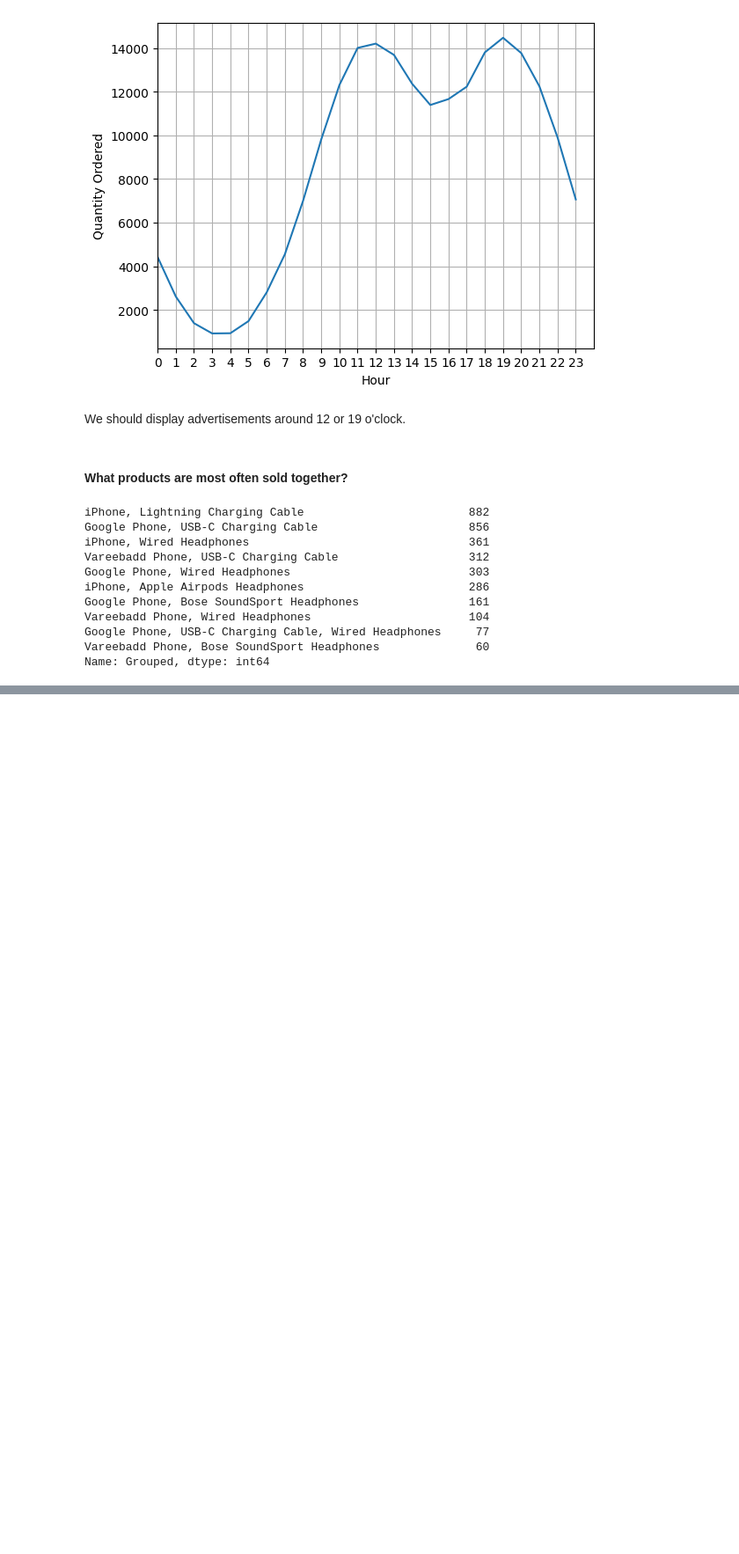
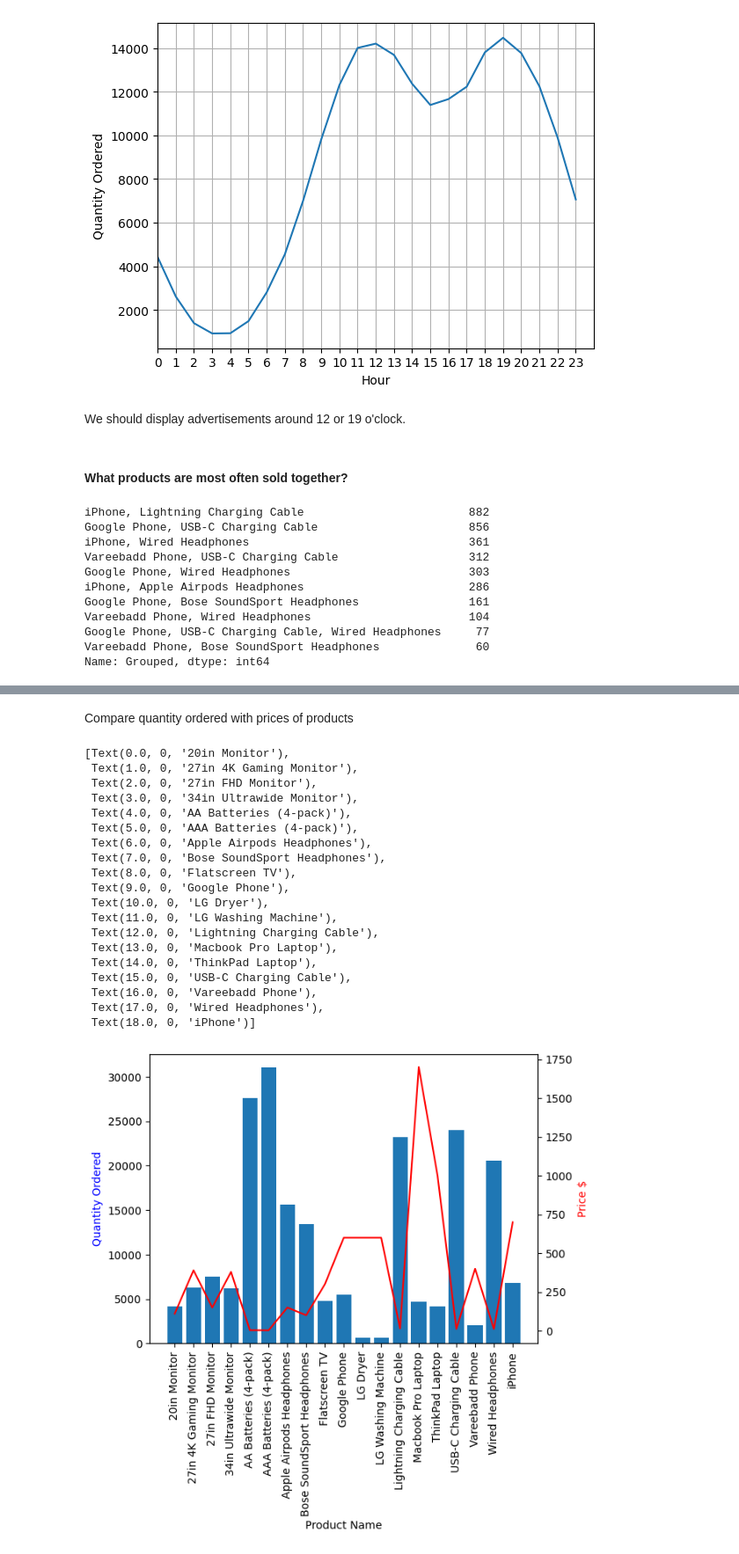
Before and after one commit to Timoth26/Sales-Analysis-training, a Jupyter notebook: SalesAnalysis/MySalesAnalysis.ipynb, the cells around one changed output, grey strips where cells are left out. Shown at 88% size. Saved outputs shown, nothing was run; the diff lists cells and outputs as text; code cells hidden in the pictures; blank space fills up the shorter version.

```diff
--- a/SalesAnalysis/MySalesAnalysis.ipynb
+++ b/SalesAnalysis/MySalesAnalysis.ipynb
@@ -145,0 +168,37 @@ Name: Grouped, dtype: int64
+# %% [markdown]
+Compare quantity ordered with prices of products
+# %%
+df2 = cleaned_df1.groupby('Product').mean(numeric_only=True).copy()
+
+fig, ax1 = plt.subplots()
+
+ax2 = ax1.twinx()
+ax1.bar(df['Quantity Ordered'].index, df['Quantity Ordered'])
+ax2.plot(df['Quantity Ordered'].index, df2['Price Each'], color='r')
+
+ax1.set_xlabel('Product Name')
+ax1.set_ylabel('Quantity Ordered', color='b')
+ax2.set_ylabel('Price $', color='r')
+ax1.set_xticks(df['Quantity Ordered'].index)
+ax1.set_xticklabels(df['Quantity Ordered'].index, rotation='vertical')
+# %% [output]
+[Text(0.0, 0, '20in Monitor'),
+ Text(1.0, 0, '27in 4K Gaming Monitor'),
+ Text(2.0, 0, '27in FHD Monitor'),
+ Text(3.0, 0, '34in Ultrawide Monitor'),
+ Text(4.0, 0, 'AA Batteries (4-pack)'),
+ Text(5.0, 0, 'AAA Batteries (4-pack)'),
+ Text(6.0, 0, 'Apple Airpods Headphones'),
+ Text(7.0, 0, 'Bose SoundSport Headphones'),
+ Text(8.0, 0, 'Flatscreen TV'),
+ Text(9.0, 0, 'Google Phone'),
+ Text(10.0, 0, 'LG Dryer'),
+ Text(11.0, 0, 'LG Washing Machine'),
+ Text(12.0, 0, 'Lightning Charging Cable'),
+ Text(13.0, 0, 'Macbook Pro Laptop'),
+ Text(14.0, 0, 'ThinkPad Laptop'),
+ Text(15.0, 0, 'USB-C Charging Cable'),
+ Text(16.0, 0, 'Vareebadd Phone'),
+ Text(17.0, 0, 'Wired Headphones'),
+ Text(18.0, 0, 'iPhone')]
+[figure, added]
```
Also changed, not shown: parts of 3 cells of this notebook.
